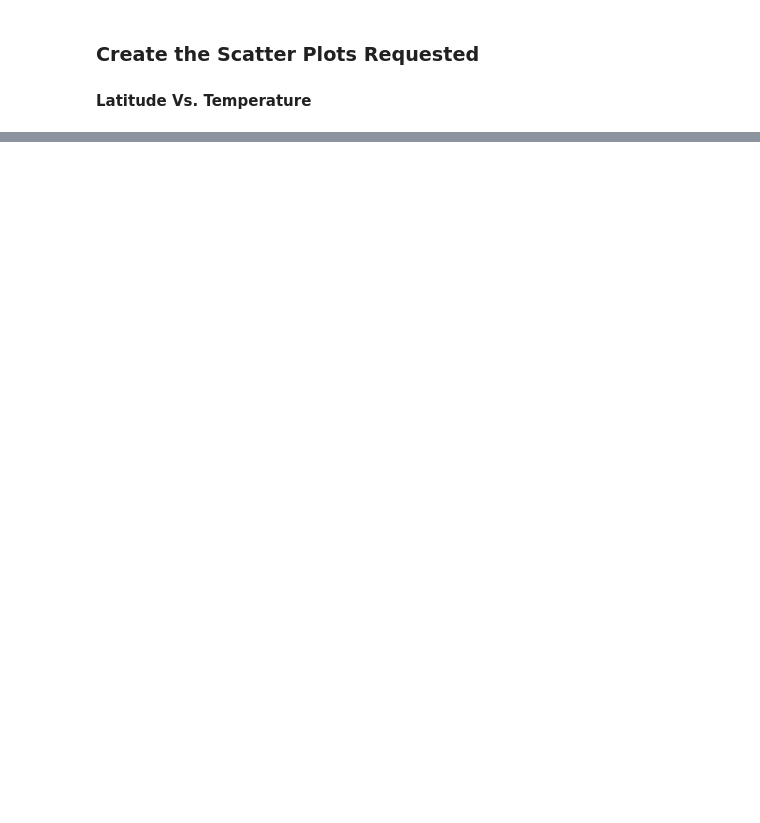
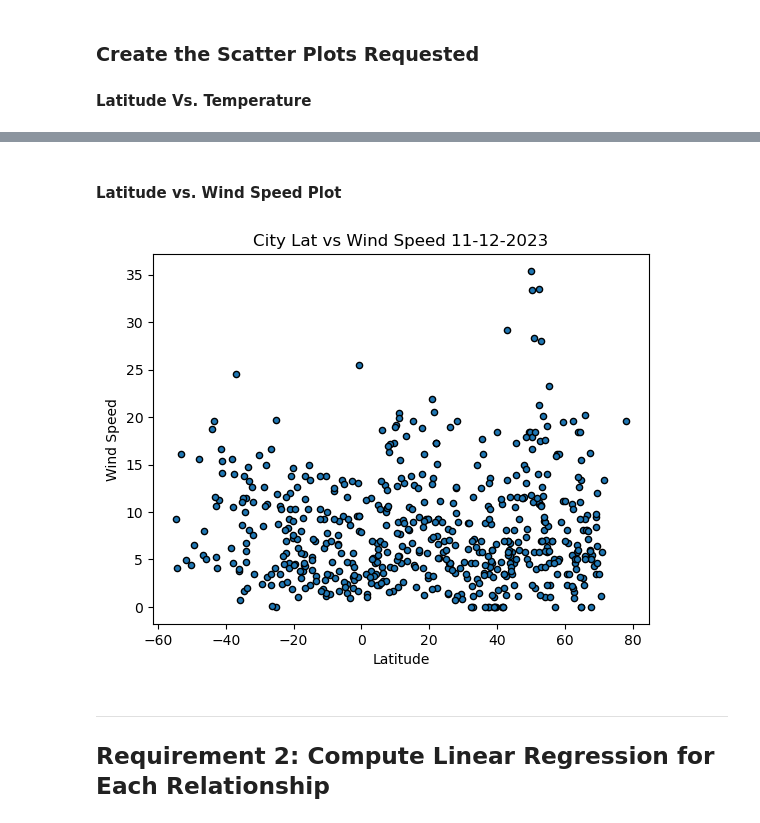
Before and after one commit to Oleslamburger/python-api-challenge, a Jupyter notebook: Starter_Code 3/starter_code/WeatherPyAnalysis.ipynb, the cells around one changed output, grey strips where cells are left out. Cells and saved outputs as stored; diff of their text form; code cells hidden in the pictures; blank space fills up the shorter version.

```diff
--- a/Starter_Code 3/starter_code/WeatherPyAnalysis.ipynb
+++ b/Starter_Code 3/starter_code/WeatherPyAnalysis.ipynb
@@ -142,0 +275,24 @@ city_data_df.head()
+# %% [markdown]
+#### Latitude vs. Wind Speed Plot
+# %%
+# Build the scatter plots for latitude vs. wind speed
+city_data_df.plot(kind="scatter", x="Lat", y="Wind Speed",
+                   ylabel="Wind Speed", xlabel="Latitude",
+                   title="City Lat vs Wind Speed 11-12-2023",
+                   edgecolor="black")
+
+
+# Incorporate the other graph properties
+# YOUR CODE HERE
+
+# Save the figure
+plt.savefig("../output_data/Fig4.png")
+
+# Show plot
+plt.show()
+# %% [output]
+[figure, added]
+# %% [markdown]
+---
+
+## Requirement 2: Compute Linear Regression for Each Relationship
```
Also changed, not shown: parts of 32 cells of this notebook, 5 other files.
